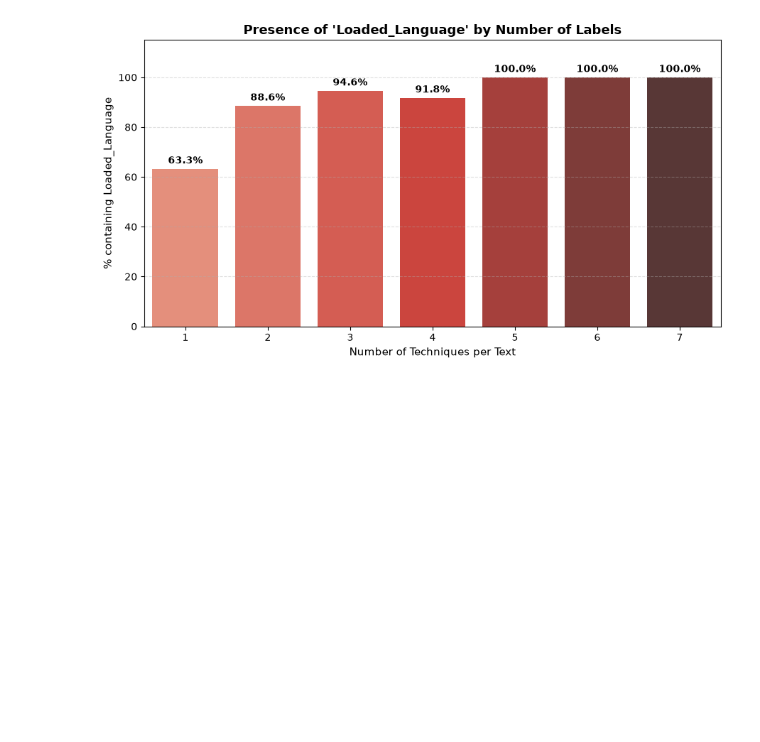
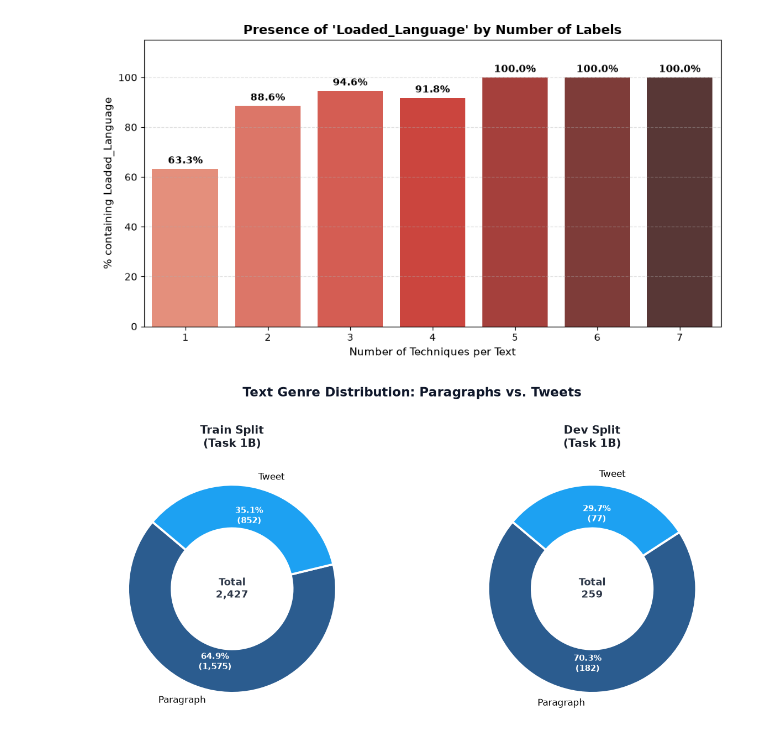
Before and after one commit to ghouf/Decetction-Persuation, a Jupyter notebook: src/decetction_persuation/Notebooks/audit.ipynb, the cells around one changed output. Cells and saved outputs as stored; diff of their text form; code cells hidden in the pictures; blank space fills up the shorter version.

Commit message:
feat: add data auditing and preprocessing notebooks along with project dependencies

```diff
--- a/src/decetction_persuation/Notebooks/audit.ipynb
+++ b/src/decetction_persuation/Notebooks/audit.ipynb
@@ -4,7 +4,7 @@
 import pandas as pd
 from pathlib import Path as p
 
-DIR = p(r'C:\\Users\\user\\Projets_Ghoufrane\\LLMS\\Decetction-Persuation\\data')
+DIR = p(r'C:\\Users\\pc\\Desktop\\M2 BDIO\\LLMs\\Decetction-Persuation\\data')
 
 df_1b_train = pd.read_json(DIR / "task1B_train.jsonl", lines=True, encoding="utf-8")
 df_1b_dev   = pd.read_json(DIR / "task1B_dev.jsonl", lines=True, encoding="utf-8")
@@ -351,0 +453,7 @@ Passing `palette` without assigning `hue` is deprecated and will be removed in v
+# %%
+plot_text_type_distribution({
+    "Train Split": "../../../data/task1B_train.jsonl",
+    "Dev Split": "../../../data/task1B_dev.jsonl"
+})
+# %% [output]
+[figure, added]
```
Also changed, not shown: parts of 1 cell of this notebook, 3 other files.
